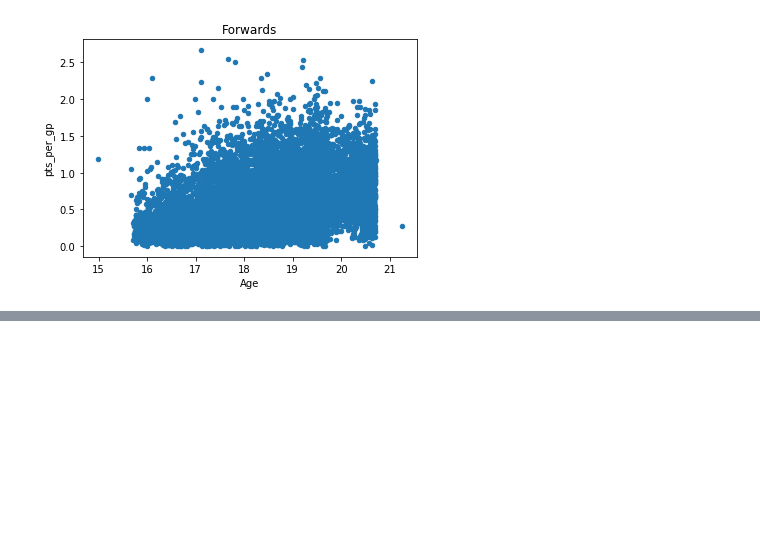
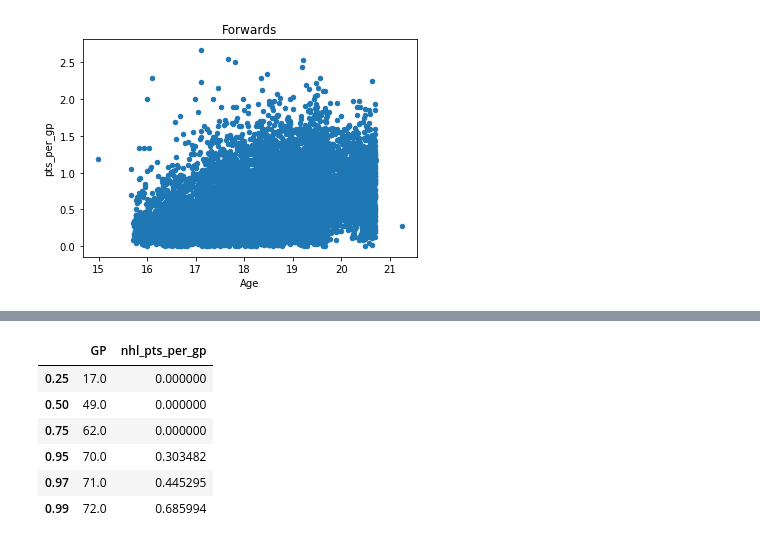
Before and after one commit to Schmoegurt/prospectmodel, a Jupyter notebook: Prospect Model.ipynb, the cells around one changed output, grey strips where cells are left out. Drawn from its saved outputs; the diff is of its cells as text; code cells hidden in the pictures; blank space fills up the shorter version.

```diff
--- a/Prospect Model.ipynb
+++ b/Prospect Model.ipynb
@@ -165,7 +163,15 @@ draft_2018_df_def = draft_2018_df[draft_2018_df['Position'] == 'D']
 draft_2018_df_fwd = draft_2018_df[draft_2018_df['Position'] != 'D']
 # %%
 #Determine Forward quartile buckets for GP and pts per game
-draft_df_fwd[['GP', 'nhl_pts_per_gp']].quantile([.25, .5, .75, .95, .96, .97, .98, .99])
+draft_df_fwd[['GP', 'nhl_pts_per_gp']].quantile([.25, .5, .75, .95, .97, .99])
+# %% [output]
+|  | GP | nhl_pts_per_gp |
+| 0.25 | 17.0 | 0.000000 |
+| 0.50 | 49.0 | 0.000000 |
+| 0.75 | 62.0 | 0.000000 |
+| 0.95 | 70.0 | 0.303482 |
+| 0.97 | 71.0 | 0.445295 |
+| 0.99 | 72.0 | 0.685994 |
 # %%
 #Determine Defense quartile buckets for GP and pts per game
 #looks like just projecting for the 99th percentile may be the best
```
Also changed, not shown: parts of 28 cells of this notebook.
